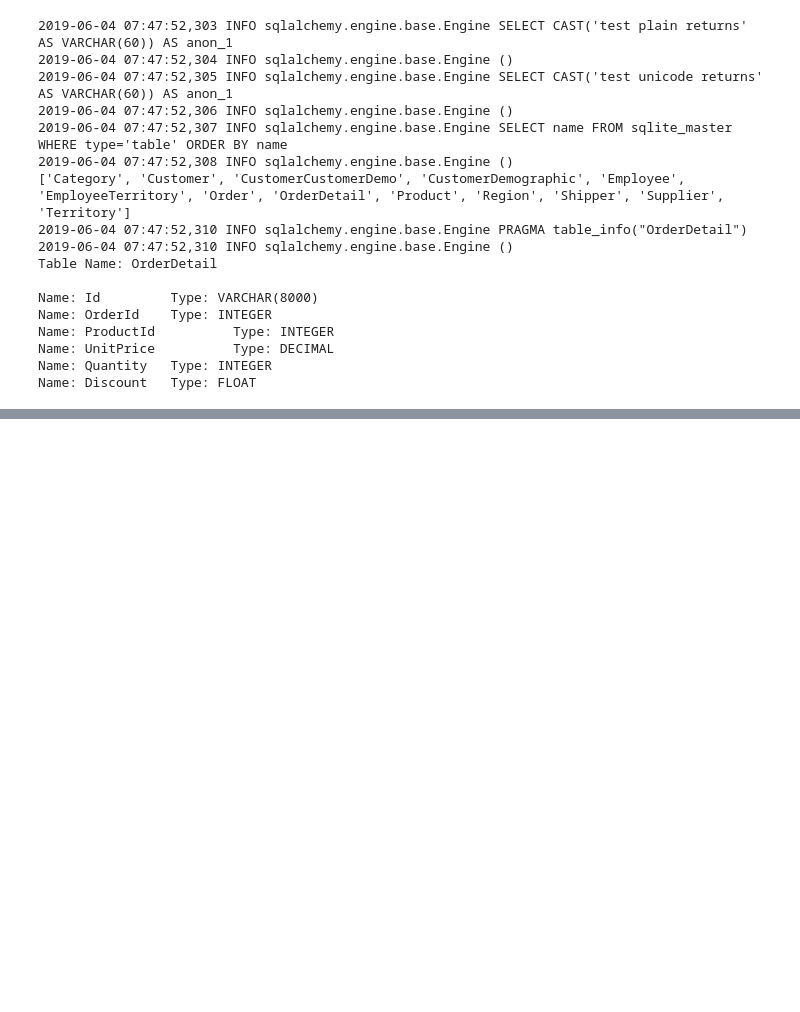
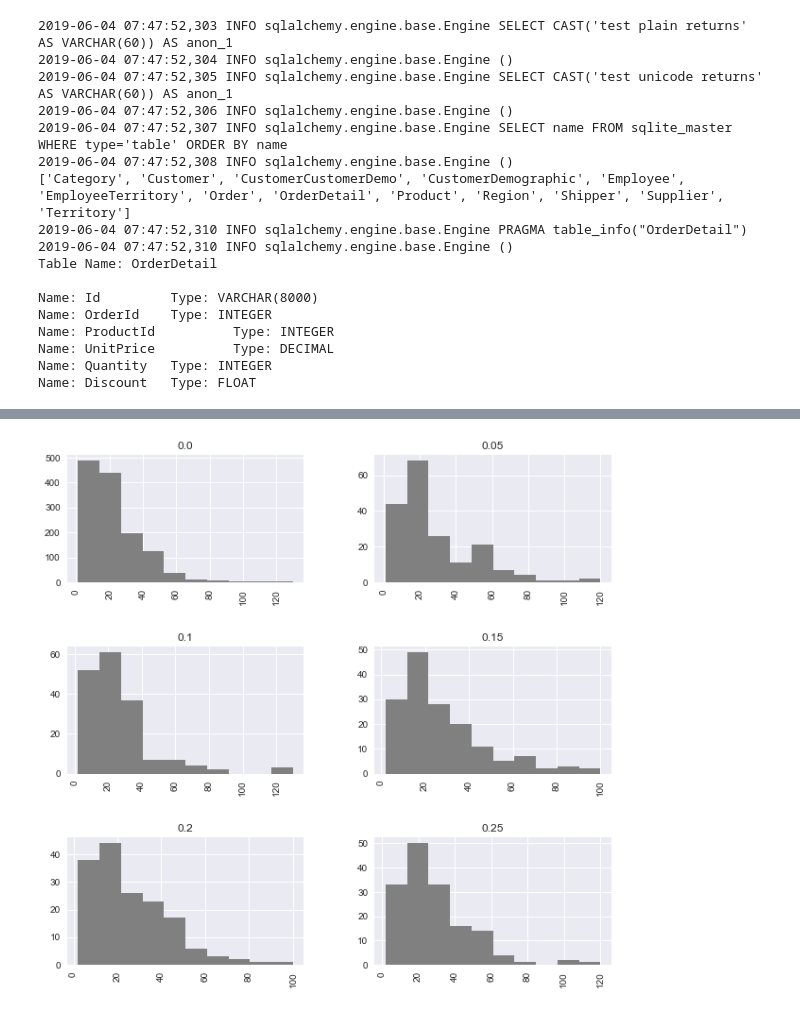
Before and after one commit to kristentaytok/dsc-2-final-project-online-ds-pt-021119, a Jupyter notebook: module2project.ipynb, the cells around one changed output, grey strips where cells are left out. Cells and saved outputs as stored; diff of their text form; code cells hidden in the pictures; blank space fills up the shorter version.

```diff
--- a/module2project.ipynb
+++ b/module2project.ipynb
@@ -158,0 +206,5 @@ array([0.  , 0.15, 0.05, 0.2 , 0.25, 0.1 , 0.02, 0.03, 0.04, 0.06, 0.01])
+# %%
+df_orderdetail.hist('Quantity', by='Discount', figsize=(10, 10), color='grey');
+#The histograms below provide a visual depiction of the normality (or lackthereof) of the data within each discount group
+# %% [output]
+[figure, added]
```
Also changed, not shown: parts of 17 cells of this notebook.
